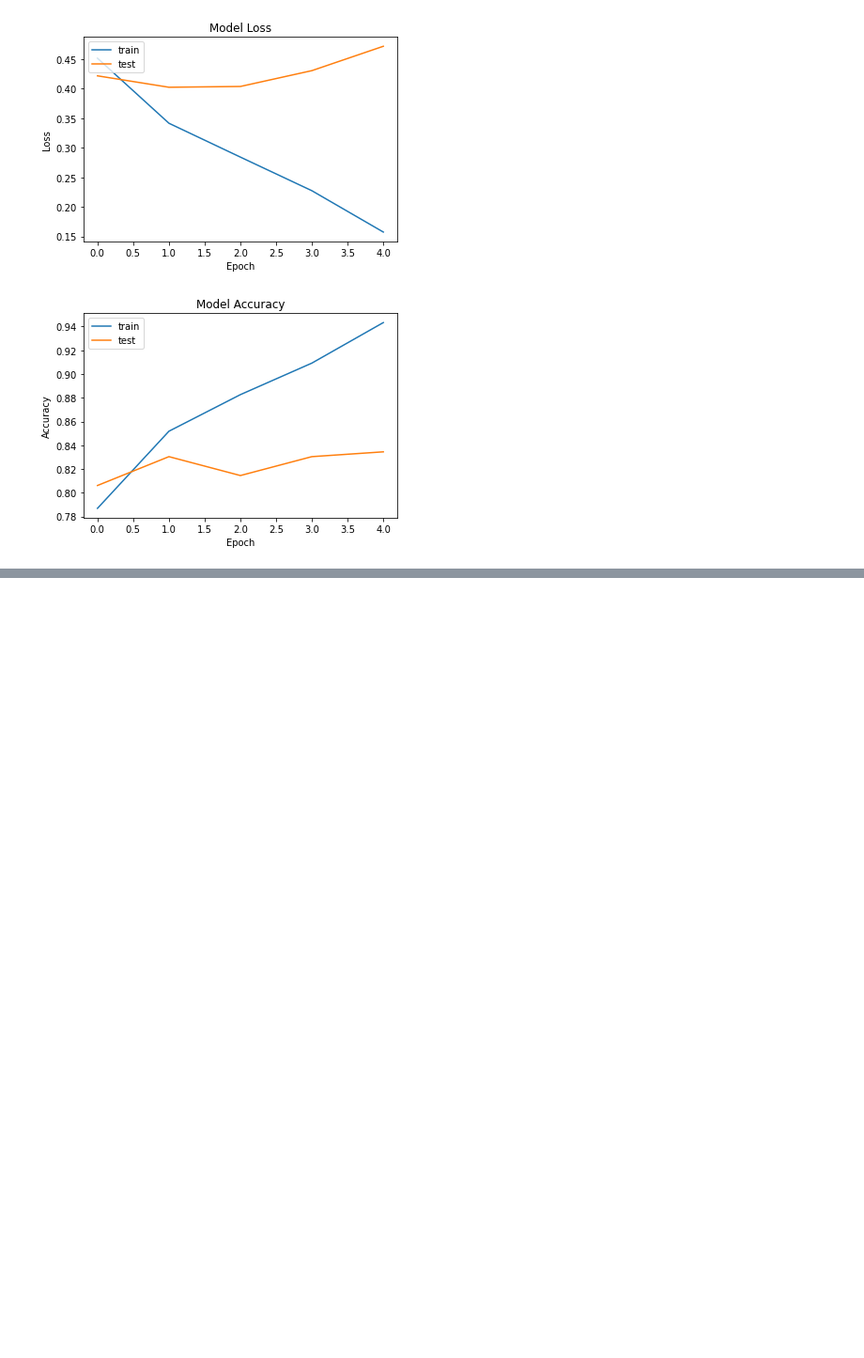
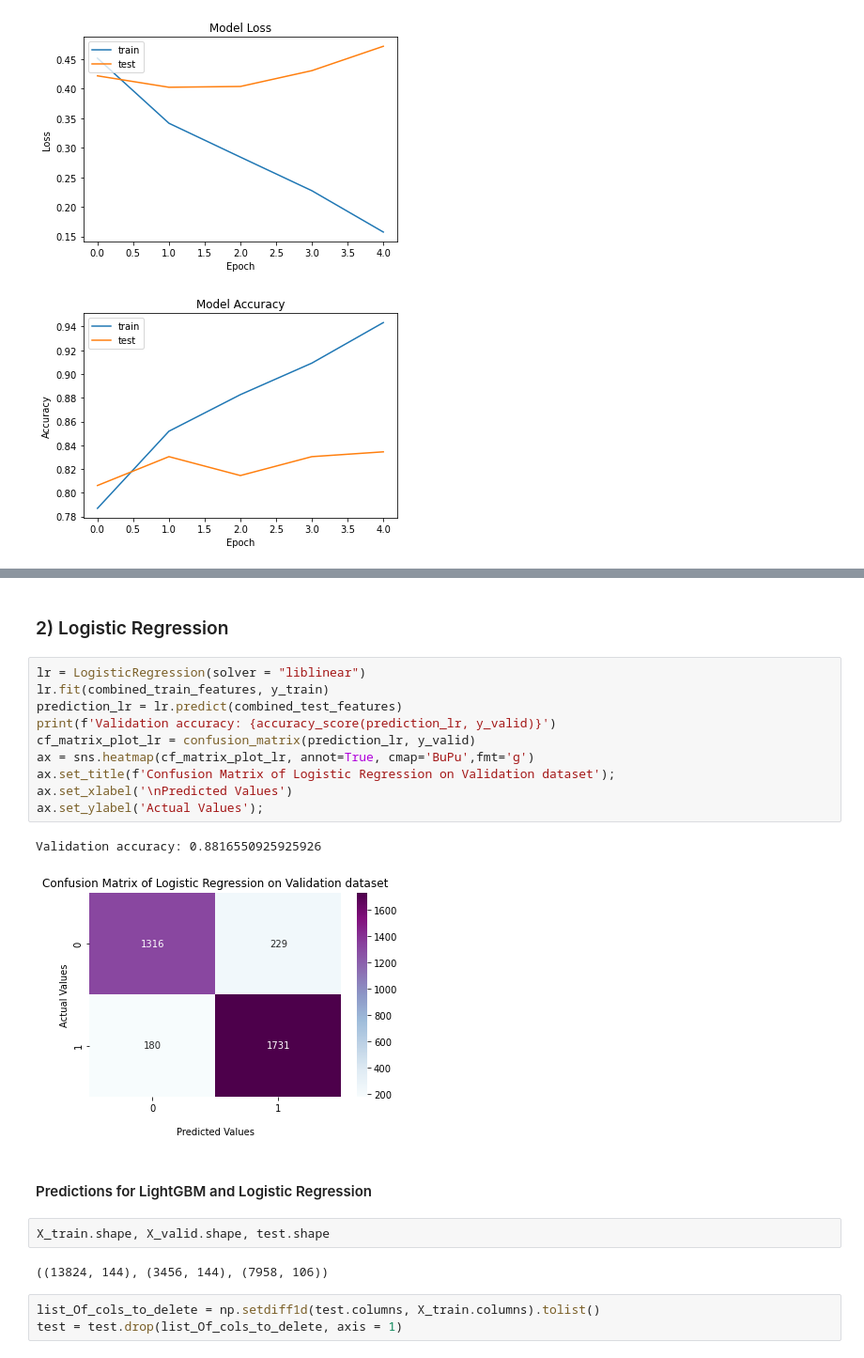
Before and after one commit to ralucaginga/ML-Projects, a Jupyter notebook: Steam Game User Suggestion/03. Modelling.ipynb, the cells around one changed output, grey strips where cells are left out. Shown at 94% size. Drawn from its saved outputs; the diff is of its cells as text; blank space fills up the shorter version.

```diff
--- a/Steam Game User Suggestion/03. Modelling.ipynb
+++ b/Steam Game User Suggestion/03. Modelling.ipynb
@@ -941,0 +978,24 @@ print(max_params.get('params'))
+# %% [markdown]
+### 2) Logistic Regression
+# %%
+lr = LogisticRegression(solver = "liblinear")
+lr.fit(combined_train_features, y_train)
+prediction_lr = lr.predict(combined_test_features)
+print(f'Validation accuracy: {accuracy_score(prediction_lr, y_valid)}')
+cf_matrix_plot_lr = confusion_matrix(prediction_lr, y_valid)
+ax = sns.heatmap(cf_matrix_plot_lr, annot=True, cmap='BuPu',fmt='g')
+ax.set_title(f'Confusion Matrix of Logistic Regression on Validation dataset');
+ax.set_xlabel('\nPredicted Values')
+ax.set_ylabel('Actual Values');
+# %% [output]
+Validation accuracy: 0.8816550925925926
+[figure, added]
+# %% [markdown]
+#### Predictions for LightGBM and Logistic Regression
+# %%
+X_train.shape, X_valid.shape, test.shape
+# %% [output]
+((13824, 144), (3456, 144), (7958, 106))
+# %%
+list_Of_cols_to_delete = np.setdiff1d(test.columns, X_train.columns).tolist()
+test = test.drop(list_Of_cols_to_delete, axis = 1)
```
Also changed, not shown: parts of 11 cells of this notebook.
